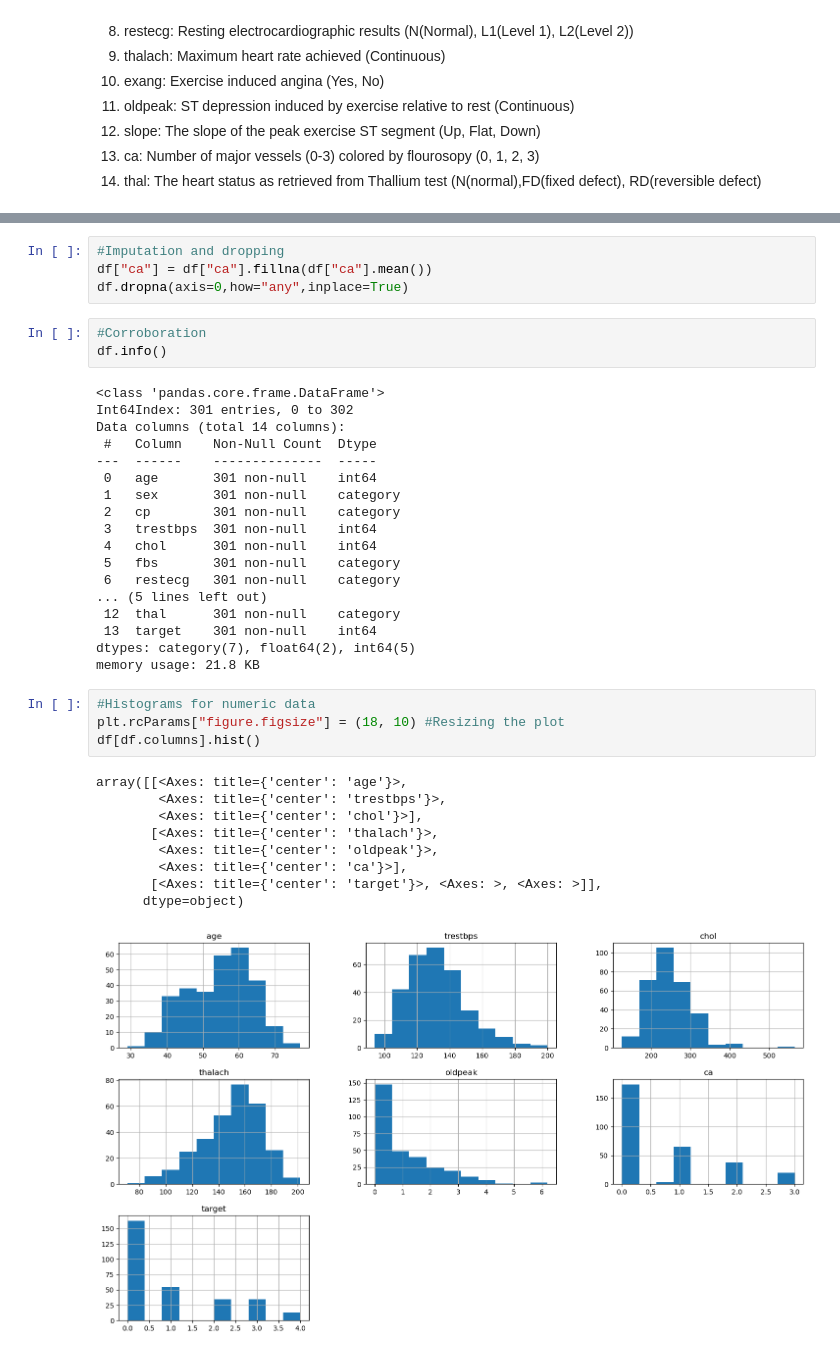
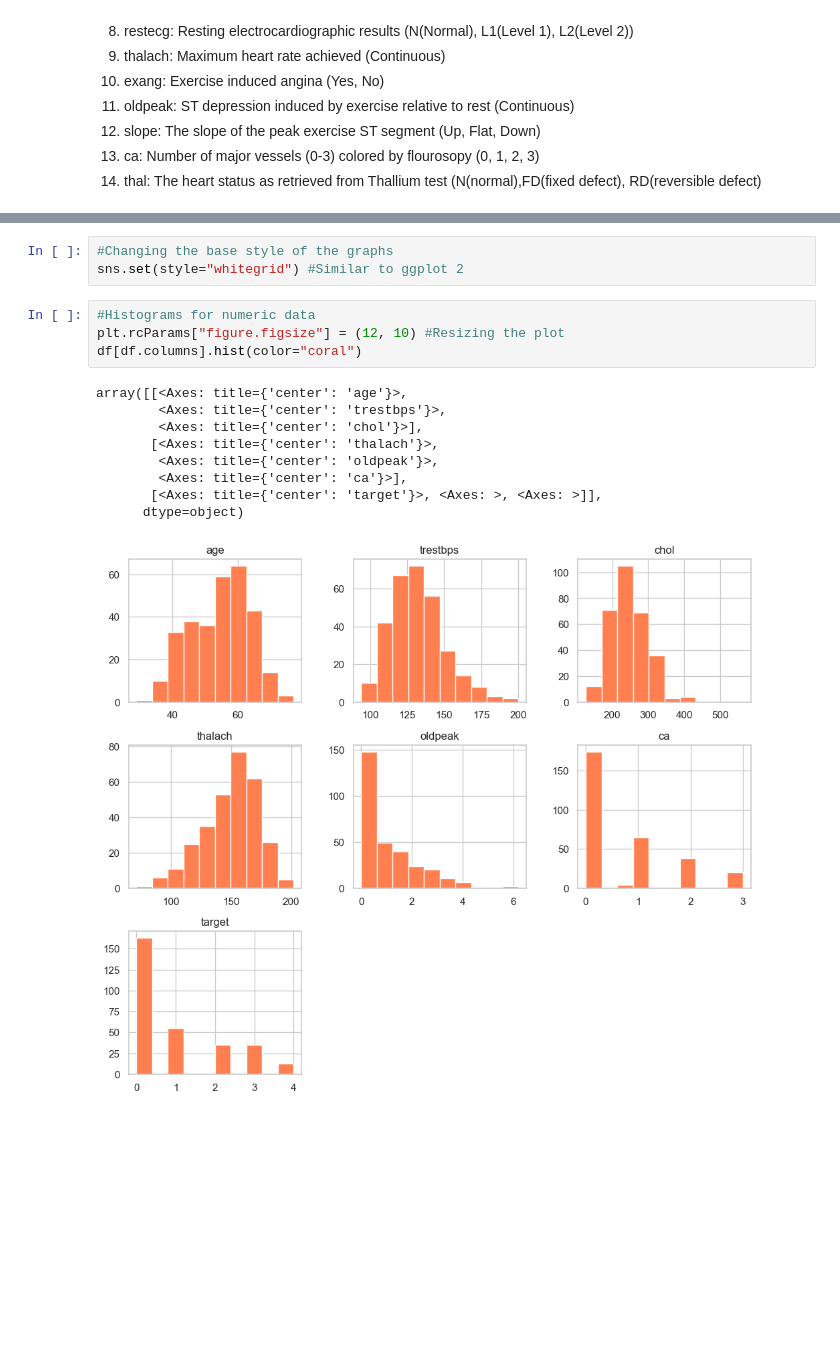
Before and after one commit to 96947300/JEM207-Project, a Jupyter notebook: finalproject.ipynb, the cells around one changed output, grey strips where cells are left out. Saved outputs shown, nothing was run; the diff lists cells and outputs as text; blank space fills up the shorter version.

```diff
--- a/finalproject.ipynb
+++ b/finalproject.ipynb
@@ -175,39 +203,17 @@ df.describe(include='category')
-# %%
-#Imputation and dropping
-df["ca"] = df["ca"].fillna(df["ca"].mean())
-df.dropna(axis=0,how="any",inplace=True)
-# %%
-#Corroboration
-df.info()
-# %% [output]
-<class 'pandas.core.frame.DataFrame'>
-Int64Index: 301 entries, 0 to 302
-Data columns (total 14 columns):
- #   Column    Non-Null Count  Dtype
----  ------    --------------  -----
- 0   age       301 non-null    int64
- 1   sex       301 non-null    category
- 2   cp        301 non-null    category
- 3   trestbps  301 non-null    int64
- 4   chol      301 non-null    int64
- 5   fbs       301 non-null    category
- 6   restecg   301 non-null    category
-... (5 lines left out)
- 12  thal      301 non-null    category
- 13  target    301 non-null    int64
-dtypes: category(7), float64(2), int64(5)
-memory usage: 21.8 KB
+# %%
+#Changing the base style of the graphs
+sns.set(style="whitegrid") #Similar to ggplot 2
 # %%
 #Histograms for numeric data
-plt.rcParams["figure.figsize"] = (18, 10) #Resizing the plot
-df[df.columns].hist()
+plt.rcParams["figure.figsize"] = (12, 10) #Resizing the plot
+df[df.columns].hist(color="coral")
 # %% [output]
 array([[<Axes: title={'center': 'age'}>,
         <Axes: title={'center': 'trestbps'}>,
         <Axes: title={'center': 'chol'}>],
        [<Axes: title={'center': 'thalach'}>,
         <Axes: title={'center': 'oldpeak'}>,
         <Axes: title={'center': 'ca'}>],
        [<Axes: title={'center': 'target'}>, <Axes: >, <Axes: >]],
       dtype=object)
-[figure, old version]
+[figure, new version]
```
Also changed, not shown: parts of 26 cells of this notebook.
